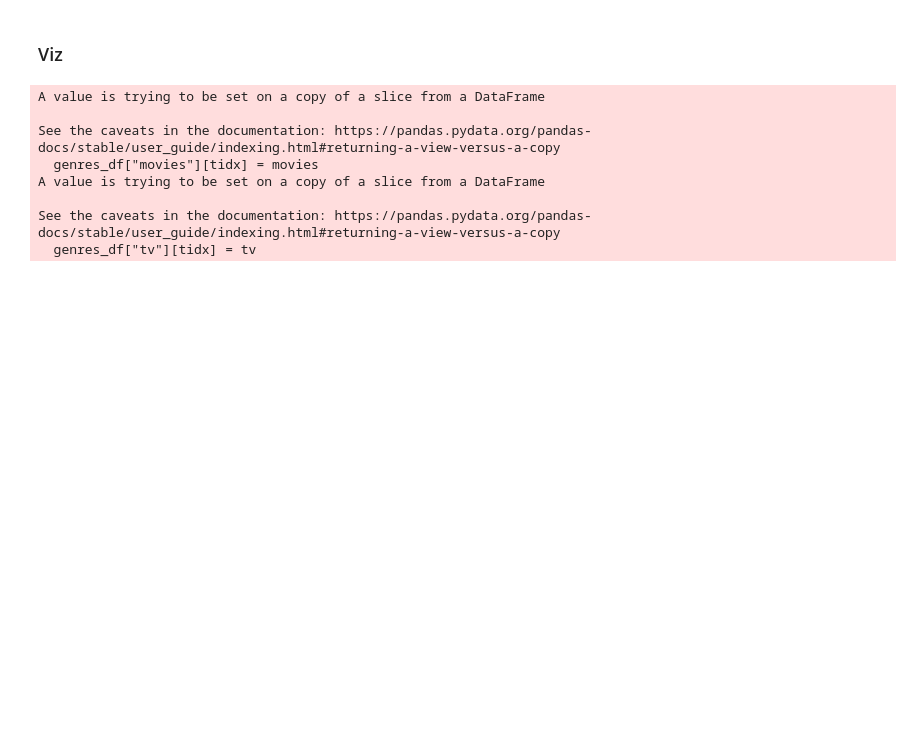
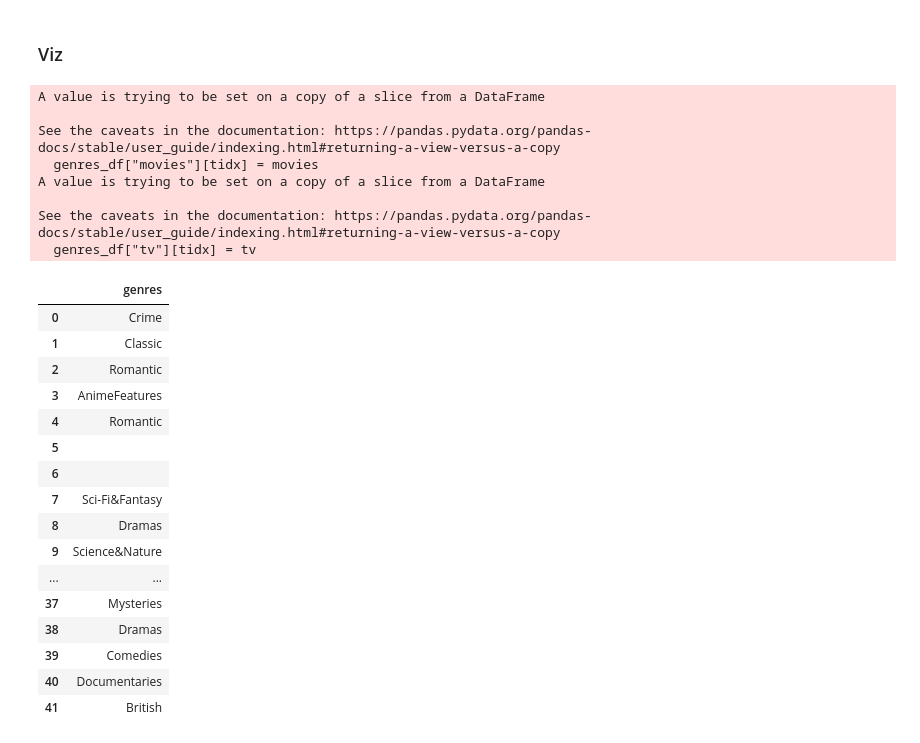
Before and after one commit to dario-coscia/netflix-viz, a Jupyter notebook: netflix.ipynb, the cells around one changed output. Cells and saved outputs as stored; diff of their text form; code cells hidden in the pictures; blank space fills up the shorter version.

```diff
--- a/netflix.ipynb
+++ b/netflix.ipynb
@@ -134,33 +135,51 @@ for tidx, type_ in enumerate(genres_df['genres']):
             if word == 'Docuseries':
                 word = 'Documentaries'
             if word == "Kids'":
                 word = 'Children&Family'
             if word == 'Thrillers':
                 word = 'Crime'
 
             if contains_word(type_, word):
                 if df["type"][idx] == 'Movie':
                     movies += 1
                 else:
                     tv += 1
 
     genres_df["movies"][tidx] = movies
     genres_df["tv"][tidx] = tv
 
 genres_df['tot_count'] = genres_df['movies']+genres_df['tv']
 genres_df['percentage_movies'] = (
     genres_df['movies'] / genres_df['tot_count'])
 genres_df['percentage_tv'] = (genres_df['tv'] / genres_df['tot_count'])
 genres_df = genres_df.sort_values('tot_count', ascending=False).dropna()
+tmp
 # %% [output]
 A value is trying to be set on a copy of a slice from a DataFrame
 
 See the caveats in the documentation: https://pandas.pydata.org/pandas-docs/stable/user_guide/indexing.html#returning-a-view-versus-a-copy
   genres_df["movies"][tidx] = movies
 A value is trying to be set on a copy of a slice from a DataFrame
 
 See the caveats in the documentation: https://pandas.pydata.org/pandas-docs/stable/user_guide/indexing.html#returning-a-view-versus-a-copy
   genres_df["tv"][tidx] = tv
+|  | genres |
+| 0 | Crime |
+| 1 | Classic |
+| 2 | Romantic |
+| 3 | AnimeFeatures |
+| 4 | Romantic |
+| 5 |  |
+| 6 |  |
+| 7 | Sci-Fi&Fantasy |
+| 8 | Dramas |
+| 9 | Science&Nature |
+| ... | ... |
+| 37 | Mysteries |
+| 38 | Dramas |
+| 39 | Comedies |
+| 40 | Documentaries |
+| 41 | British |
 # %%
 df = genres_df[:8]
 data_q2q3_ratio = pd.DataFrame(df['genres'])
```
Also changed, not shown: parts of 8 cells of this notebook, 3 other files.
